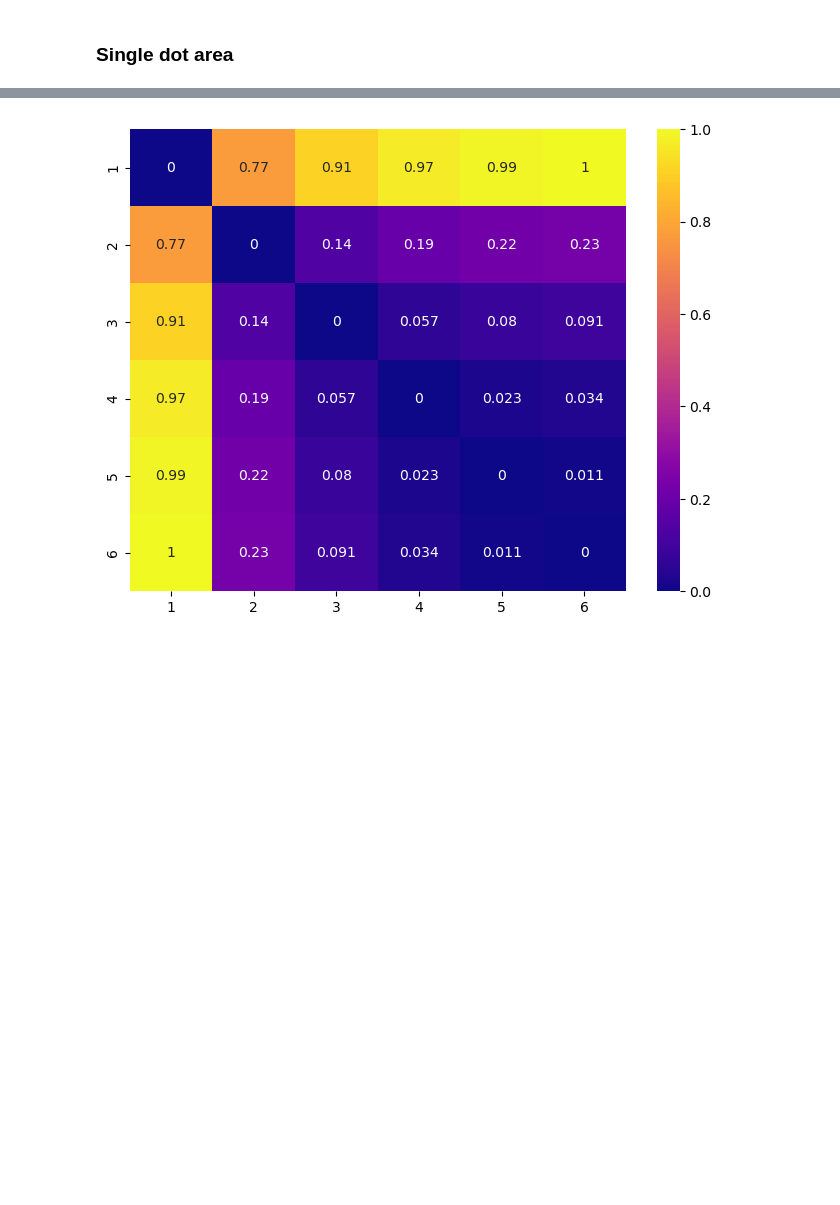
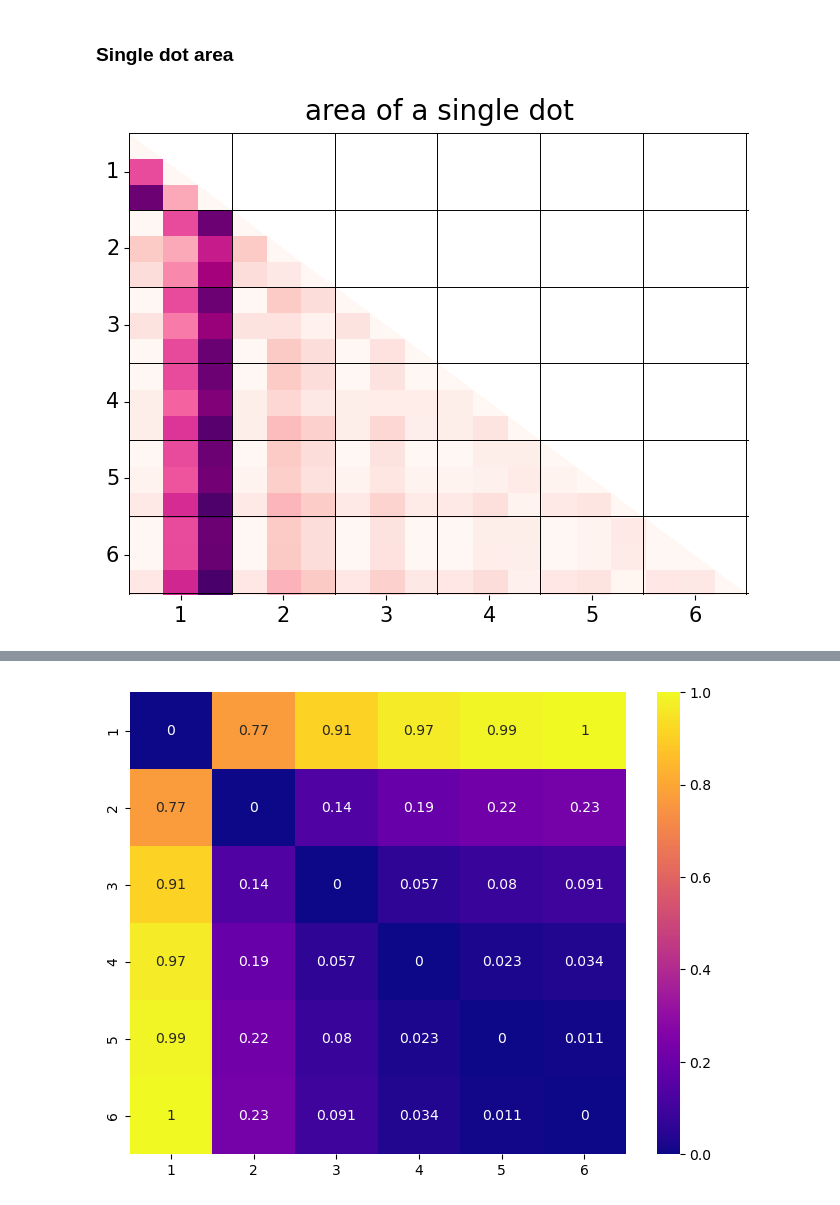
Before and after one commit to KazukiMaruo/2025_MINT, a Jupyter notebook: code/1st-level/1_rdm_generator.ipynb, the cells around one changed output, grey strips where cells are left out. Saved outputs shown, nothing was run; the diff lists cells and outputs as text; code cells hidden in the pictures; blank space fills up the shorter version.

```diff
--- a/code/1st-level/1_rdm_generator.ipynb
+++ b/code/1st-level/1_rdm_generator.ipynb
@@ -10,29 +12,78 @@ import json
 # %% [markdown]
 ### Single dot area
 # %%
+# ~~~~~~~~~~~~~ Importing data from param.json
 cwd = os.getcwd() # get current working directory
 parent_dir = os.path.dirname(os.path.dirname(cwd)) # Get the parent directory
 param_path = os.path.join(parent_dir, 'experiment', 'stimuli', 'visual', 'param.json') # specify the paramter's path
-
-# import variables from param.json
-with open(param_path) as f: # The file object is referenced as f during the block.
+with open(param_path) as f: # open json file
     param = json.load(f)
 globals().update(param) # create the param for variables
+# ~~~~~~~~~~~~~ Importing data from param.json ~~~~~~~~~~~~~
 
 
 
+# ~~~~~~~~~~~~~ Vector creation
 # Numeoristy vector 1260 * 1
-num_vector = [i for i in numerosities for _ in range(total_n_trials)]
+num_vector = [i for i in numerosity for _ in range(total_n_trials)]
 
 # radius vector for each numerosity (70 trials * 3 condition = 210 * 1)
-radius_dict = {}
-# Loop over the keys '1' to '6' (or as many as you need)
-for i in numerosities:
+radius_vector = []
+for i in numerosity: # Loop over the keys '1' to '6'
     num_key = str(i)  # Convert loop index to string to match your dictionary keys
-    # Concatenate the lists for the current key
-    radius_dict[num_key] = np.concatenate((
-        [singledotsize_cont_radius_px[num_key] for _ in range(n_trials)],
-        [totaldotsize_cont_radius_px[num_key] for _ in range(n_trials)],
-        [circumference_cont_radius_px[num_key] for _ in range(n_trials)]
+    x = np.concatenate((     # Concatenate the lists for the current key
+        [singledotsize_cont_radius_px[num_key] for _ in range(n_trials)], # singledot controlled
+        [totaldotsize_cont_radius_px[num_key] for _ in range(n_trials)], # totaldot controlled
+        [circumference_cont_radius_px[num_key] for _ in range(n_trials)] # circumference controlled
     ), axis=0)
-# ~~~~~~~~~~~~~~~~ Single dot area
+    radius_vector.append(x)
+radius_vector = np.concatenate(radius_vector, axis=0)
+
+# generate 3 vectors using radius info (1. signle dot area, 2. total dot area, 3. total circumference)
+singledot_area_vector = np.pi * np.square(radius_vector) # Compute the area for each radius
+totaldot_area_vector = singledot_area_vector * num_vector  # Compute the totaldot area for each radius
+total_circumference_vector = 2 * np.pi * radius_vector  # Compute the totaldot area for each radius
+# ~~~~~~~~~~~~~ Vector creation ~~~~~~~~~~~~~
+
+
+
+# ~~~~~~~~~~~~~~~~ RDM computation
+n = len(num_vector)
+RDM = np.zeros((n, n))
+
+for i in range(n): # Compute the Euclidean distance between each pair of numerosities
+    for j in range(n):
+        RDM[i, j] = np.abs(singledot_area_vector[i] - singledot_area_vector[j])
+RDM = RDM / np.max(RDM) # Normalize the RDM
+np.fill_diagonal(RDM, np.nan)  # Remove diagonal elements
+# ~~~~~~~~~~~~~~~~ RDM computation ~~~~~~~~~~~~~~~~
+
+
+
+# ~~~~~~~~~~~~~~~~ RDM visualization
+# paramters
+mask = np.triu(np.ones_like(RDM, dtype=bool), k=1)  # Create a mask to show only the lower triangle (or upper triangle if desired), # k=1 means keep the lower triangle, excluding the diagonal
+ticks_positions = np.arange((n/6) /2, n, 209).tolist() # Positions in the heatmap corresponding from 1 to 6
+ticks_labels = list(range(1,7)) # Labels for the ranges
+blackline_positions = np.arange(0, n, 209).tolist()
+
+rsa_image_dict = os.path.join(cwd, 'RDM') # specify the directory for stroing images
+os.makedirs(rsa_image_dict, exist_ok=True)
+image_name = 'rdm_area_single.png'
+image_path = os.path.join(rsa_image_dict, image_name)
+
+# plot and save the figure
+plt.figure(figsize=(8, 6))
+sns.heatmap(RDM, annot=False, cmap="RdPu", cbar=False, mask=mask)
+plt.xticks(ticks=ticks_positions, labels=ticks_labels, rotation=0, fontsize=15)
+plt.yticks(ticks=ticks_positions, labels=ticks_labels, fontsize=15)
+# Draw horizontal black lines
+for _ in blackline_positions:
+    plt.axhline(_, color='black', linewidth=0.7)  # You can adjust linewidth as needed
+    plt.axvline(_, color='black', linewidth=0.7)  # You can adjust linewidth as needed
+plt.title('area of a single dot', fontsize=20, pad=10)
+plt.savefig(image_path, format='png', bbox_inches='tight', pad_inches=0.2)
+plt.show()
+# ~~~~~~~~~~~~~~~~ RDM visualization ~~~~~~~~~~~~~~~~
+# %% [output]
+[figure, added]
```
Also changed, not shown: parts of 2 cells of this notebook.
